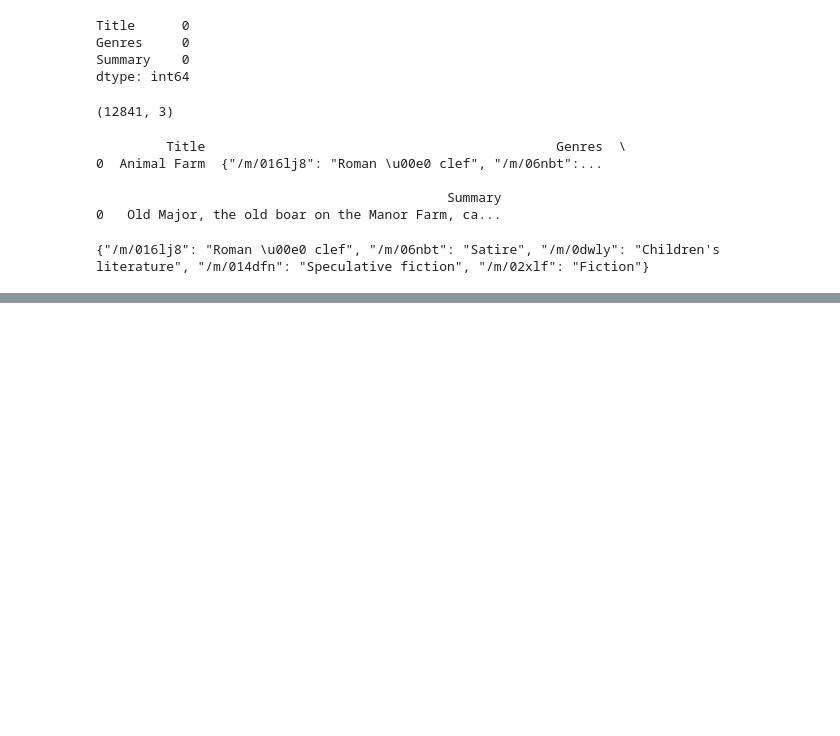
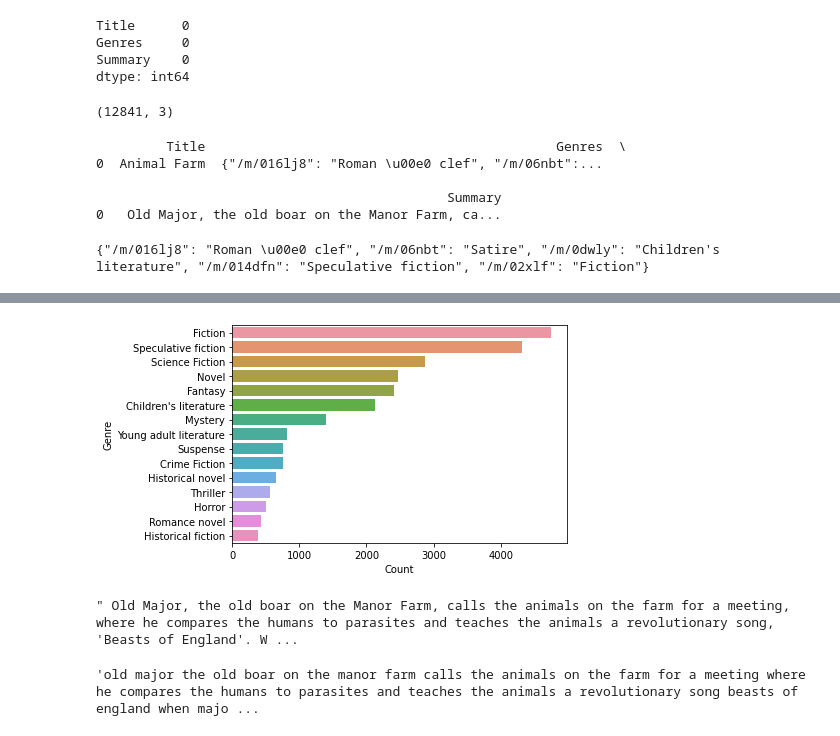
Before and after one commit to steven-lm/Genre-Classifier, a Jupyter notebook: notebook.ipynb, the cells around one changed output, grey strips where cells are left out. Saved outputs shown, nothing was run; the diff lists cells and outputs as text; code cells hidden in the pictures; blank space fills up the shorter version.

Commit message:
began cleaning data and adding requirements for project

```diff
--- a/notebook.ipynb
+++ b/notebook.ipynb
@@ -59,0 +64,2 @@ print(word)
+# %%
+json.loads(df['Genres'][0]).values()
@@ -59,0 +68,15 @@ print(word)
+# %%
+# Create new list for genres
+genres = []
+
+# extract genres
+for i in df['Genres']:
+  genres.append(list(json.loads(i).values()))
+
+# add to 'genres' dataframe
+df['n_Genres'] = genres
+# %%
+# get all genre tags in a list
+
+all_genres = sum(genres,[])
+len(set(all_genres))
@@ -59,0 +85,7 @@ print(word)
+# %%
+import nltk
+all_genres = nltk.FreqDist(all_genres)
+
+# create dataframe
+all_genres_df = pd.DataFrame({'Genre': list(all_genres.keys()),
+                              'Count': list(all_genres.values())})
@@ -59,0 +117,15 @@ print(word)
+# %%
+import matplotlib.pyplot as plt
+import seaborn as sns
+
+g = all_genres_df.nlargest(columns="Count", n = 15)
+plt.figure()
+ax = sns.barplot(data=g, x= "Count", y = "Genre")
+ax.set(ylabel = 'Genre')
+plt.show()
+# %% [output]
+[figure, added]
+# %%
+df.Summary[0][:300]
+# %% [output]
+" Old Major, the old boar on the Manor Farm, calls the animals on the farm for a meeting, where he compares the humans to parasites and teaches the animals a revolutionary song, 'Beasts of England'. W ...
@@ -59,0 +152,4 @@ print(word)
+# %%
+df.Summary[0][:300]
+# %% [output]
+'old major the old boar on the manor farm calls the animals on the farm for a meeting where he compares the humans to parasites and teaches the animals a revolutionary song beasts of england when majo ...
```
Also changed, not shown: parts of 19 cells of this notebook, 1 other file.
